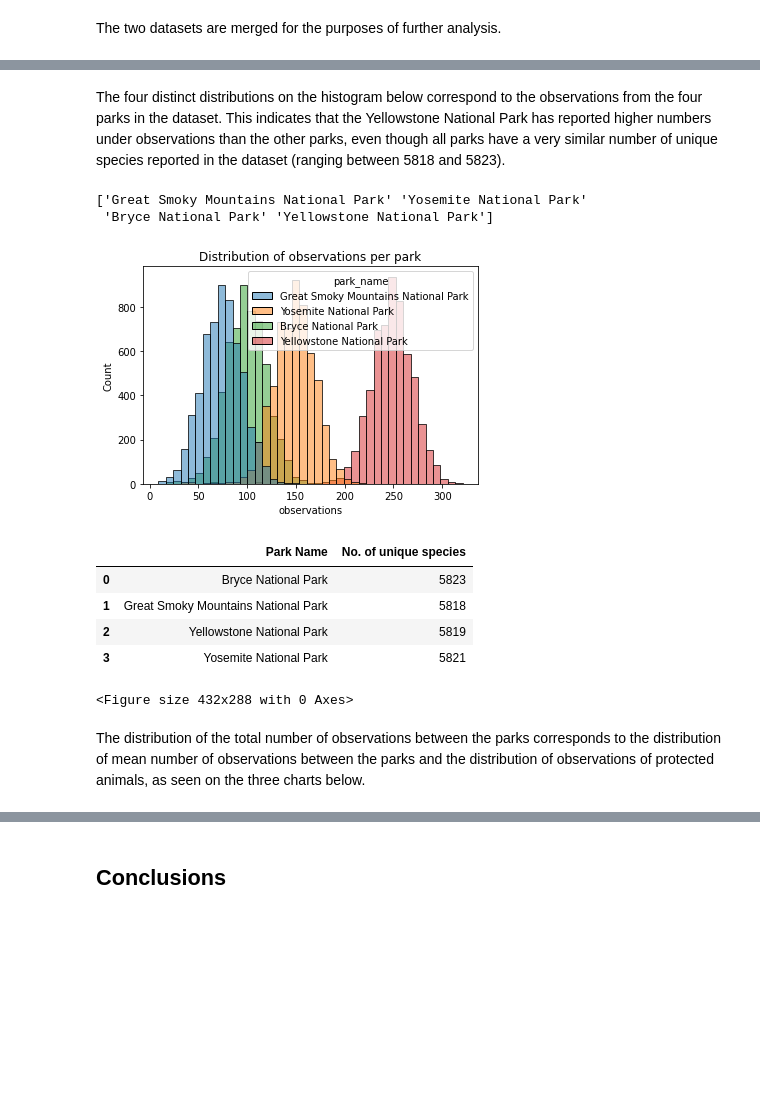
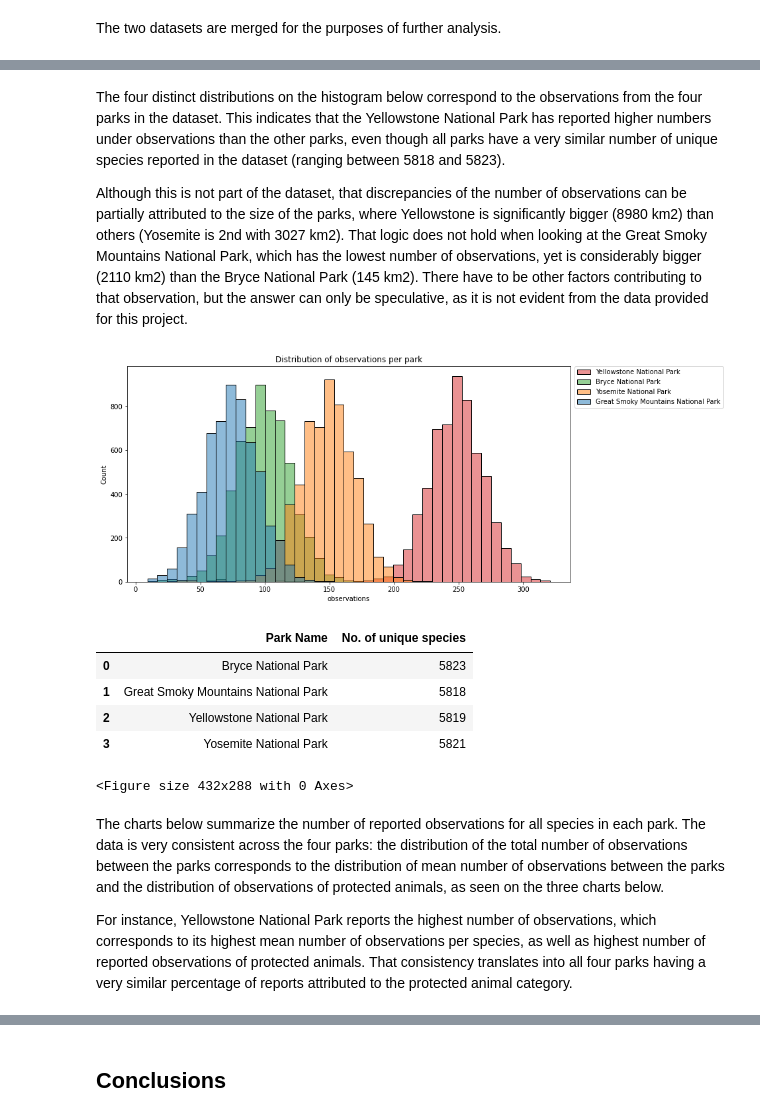
Before and after one commit to R0go/BioDiversity, a Jupyter notebook: biodiversity.ipynb, the cells around one changed output, grey strips where cells are left out. Cells and saved outputs as stored; diff of their text form; code cells hidden in the pictures; blank space fills up the shorter version.

```diff
--- a/biodiversity.ipynb
+++ b/biodiversity.ipynb
@@ -259,12 +255,3 @@ species_grouping
 | 6 | Vascular Plant | 4216 | 46 | 1.079305 |
 # %% [markdown]
 A more detailed break-down, where specific conservation status is displayed can be seen below:
-# %%
-#needed to bring back the object category to the conservation status
-species_info["conservation_status"] = species_info["conservation_status"].astype("object")
-cat_per_cons_status = species_info[species_info.conservation_status != 'Species of no concern']\
-    .groupby(["conservation_status", "category"])['scientific_name']\
-    .count()\
-    .unstack()
-
-cat_per_cons_status
@@ -357,28 +358,31 @@ None
 | 4 | Githopsis specularioides | Great Smoky Mountains National Park | 85 | Vascular Plant | Common Bluecup | Species of no concern | Plant | ... |
 # %% [markdown]
 The four distinct distributions on the histogram below correspond to the observations from the four parks in the dataset. This indicates that the Yellowstone National Park has reported higher numbers under observations than the other parks, even though all parks have a very similar number of unique species reported in the dataset (ranging between 5818 and 5823).
+
+Although this is not part of the dataset, that discrepancies of the number of observations can be partially attributed to the size of the parks, where Yellowstone is significantly bigger (8980 km2) than others (Yosemite is 2nd with 3027 km2). That logic does not hold when looking at the Great Smoky Mountains National Park, which has the lowest number of observations, yet is considerably bigger (2110 km2) than the Bryce National Park (145 km2). There have to be other factors contributing to that observation, but the answer can only be speculative, as it is not evident from the data provided for this project.
 # %%
 #check the shape of observations
-print(all_data.park_name.unique())
+plt.figure(figsize=(12,6))
 sns.histplot(data=all_data, x='observations', hue='park_name')
+plt.legend(['Yellowstone National Park','Bryce National Park','Yosemite National Park','Great Smoky Mountains National Park'], bbox_to_anchor=(1.01, 1),loc='upper left', borderaxespad=0.)
 plt.title('Distribution of observations per park')
 plt.show()
 plt.clf()
 
 #Number of unique species per park
 species_per_park = all_data.drop(["scientific_name", "category", "common_names", "conservation_status", "Kingdom", "IsProtected"], axis = 1).groupby('park_name').count().reset_index()
 species_per_park.columns = ['Park Name', 'No. of unique species']
 species_per_park
 # %% [output]
-['Great Smoky Mountains National Park' 'Yosemite National Park'
- 'Bryce National Park' 'Yellowstone National Park']
-[figure, old version]
+[figure, new version]
 |  | Park Name | No. of unique species |
 | 0 | Bryce National Park | 5823 |
 | 1 | Great Smoky Mountains National Park | 5818 |
 | 2 | Yellowstone National Park | 5819 |
 | 3 | Yosemite National Park | 5821 |
-<Figure size 432x288 with 0 Axes>
+<Figure size 432x288 with 0 Axes>
 # %% [markdown]
-The distribution of the total number of observations between the parks corresponds to the distribution of mean number of observations between the parks and the distribution of observations of protected animals, as seen on the three charts below.
+The charts below summarize the number of reported observations for all species in each park. The data is very consistent across the four parks: the distribution of the total number of observations between the parks corresponds to the distribution of mean number of observations between the parks and the distribution of observations of protected animals, as seen on the three charts below.
+
+For instance, Yellowstone National Park reports the highest number of observations, which corresponds to its highest mean number of observations per species, as well as highest number of reported observations of protected animals. That consistency translates into all four parks having a very similar percentage of reports attributed to the protected animal category.
 # %%
```
Also changed, not shown: parts of 24 cells of this notebook.
